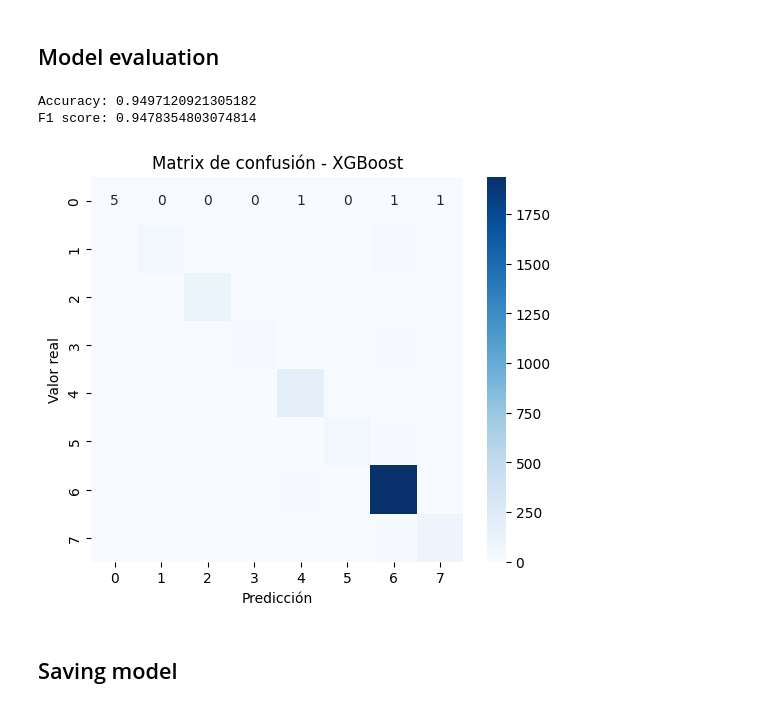
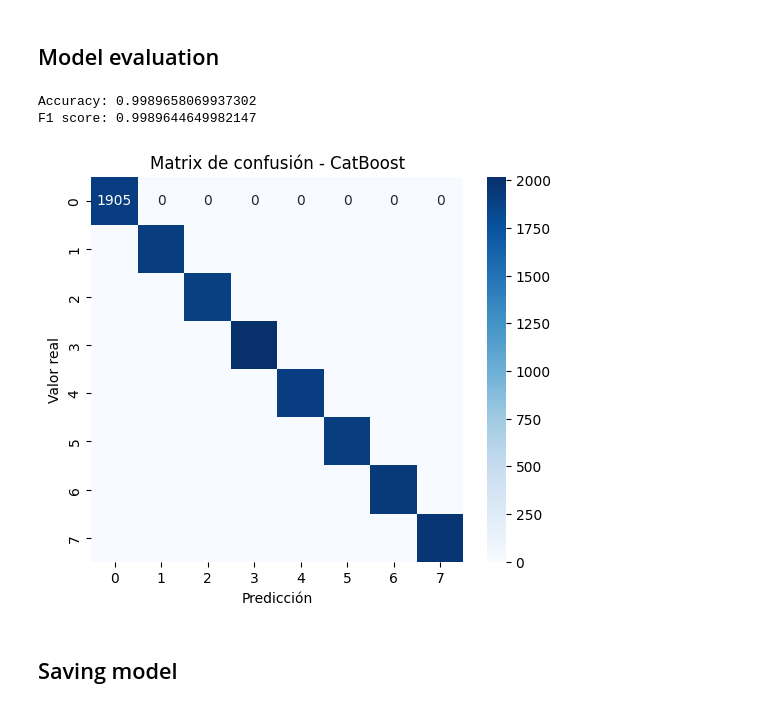
Before and after one commit to TheDavidLaCosa/MiniTFM, a Jupyter notebook: models_catboost.ipynb, the cells around one changed output. Saved outputs shown, nothing was run; the diff lists cells and outputs as text; code cells hidden in the pictures.

```diff
--- a/models_catboost.ipynb
+++ b/models_catboost.ipynb
@@ -16,7 +16,7 @@ import seaborn as sns
 # %%
 seed = 42
 # %%
-dataset = pd.read_csv("./datasets/thyroid0387_cleanded.data", sep = ";", index_col="Unnamed: 0")
+dataset = pd.read_csv("./datasets/thyroid0387_balanced.data", sep = ";", index_col="Unnamed: 0")
 # %%
 dataset.head()
 # %% [output]
@@ -48,7 +48,7 @@ print(f"{dict(enumerate(label.classes_))}")
 # %% [output]
 {0: 'antithyroid_treatment', 1: 'binding_protein', 2: 'general_health', 3: 'hyperthyroid', 4: 'hypothyroid', 5: 'misc', 6: 'normal', 7: 'replacement_therapy'}
 # %%
-x = dataset.drop(columns=["diagnosis_group", "diagnosis"])
+x = dataset.drop(columns=["diagnosis_group"])
 y = dataset["diagnosis_group"]
 # %%
 x_train, x_test, y_train, y_test = train_test_split(x, y, test_size = 0.3, random_state = seed)
@@ -62,7 +62,7 @@ Y test: (2605,)
 # %% [markdown]
 ## Model
 # %%
-xgb = XGBRFClassifier()
-xgb.fit(x_train, y_train)
+cat = CatBoostClassifier()
+cat.fit(x_train, y_train)
 
-y_pred = xgb.predict(x_test)
+y_pred = cat.predict(x_test)
@@ -71,20 +89,20 @@ y_pred = xgb.predict(x_test)
 # %%
 print(f"Accuracy: {accuracy_score(y_test, y_pred)}")
 print(f"F1 score: {f1_score(y_test, y_pred, average = 'weighted')}")
 
 cm = confusion_matrix(y_test, y_pred)
 
 plt.figure(figsize=(6, 5))
 sns.heatmap(cm, annot=True, fmt='d', cmap='Blues')
 
 plt.xlabel('Predicción')
 plt.ylabel('Valor real')
-plt.title('Matrix de confusión - XGBoost')
+plt.title('Matrix de confusión - CatBoost')
 plt.show()
 # %% [output]
-Accuracy: 0.9497120921305182
-F1 score: 0.9478354803074814
+Accuracy: 0.9989658069937302
+F1 score: 0.9989644649982147
-[figure, old version]
+[figure, new version]
 # %% [markdown]
 ## Saving model
 # %%
```
Also changed, not shown: parts of 13 cells of this notebook, 6 other files.
